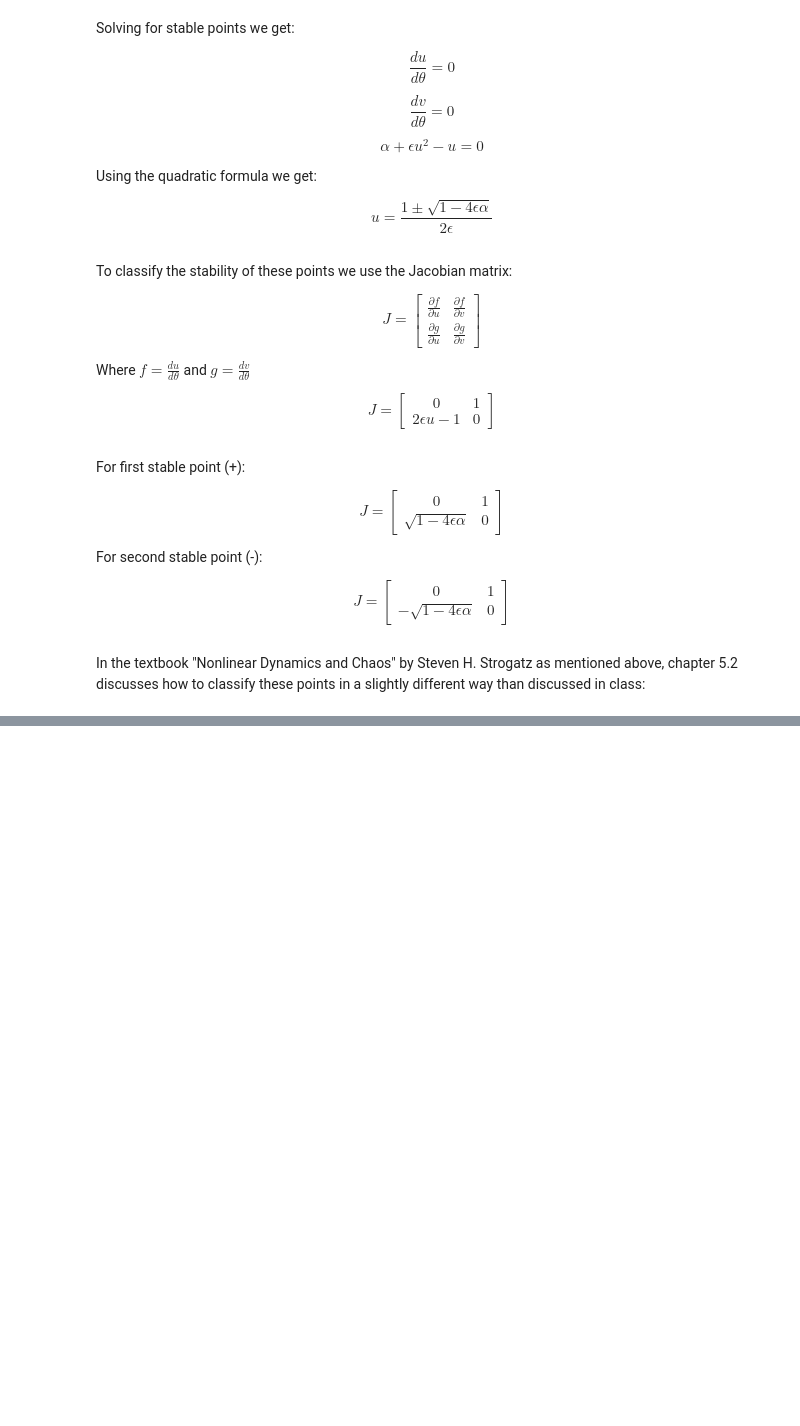
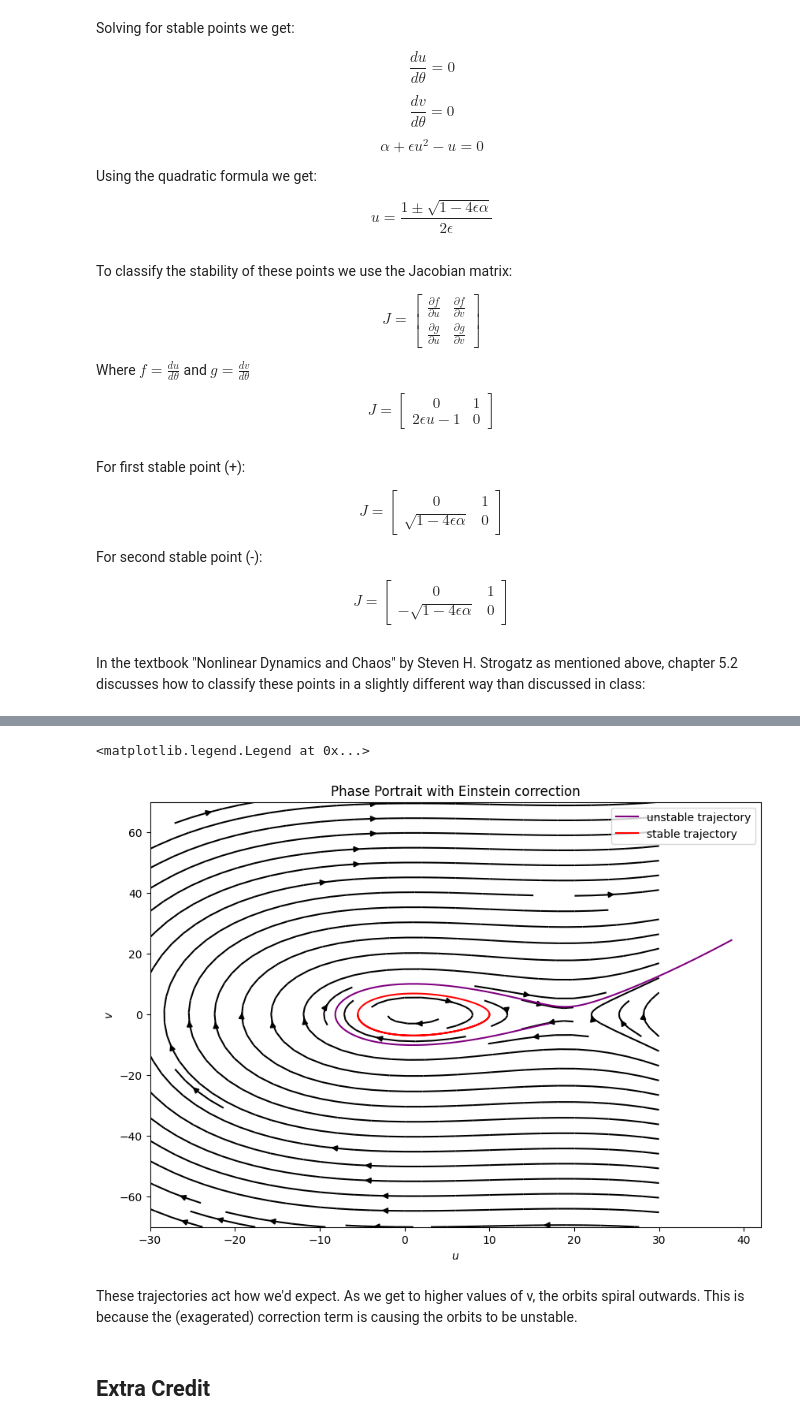
Before and after one commit to KyleTaft/Fall23, a Jupyter notebook: PHY415/HW/workedProblem2 - KyleTaft.ipynb, the cells around one changed output, grey strips where cells are left out. Cells and saved outputs as stored; diff of their text form; code cells hidden in the pictures; blank space fills up the shorter version.

```diff
--- a/PHY415/HW/workedProblem2 - KyleTaft.ipynb
+++ b/PHY415/HW/workedProblem2 - KyleTaft.ipynb
@@ -32,7 +32,7 @@ $$\frac{dv}{d\theta} = \alpha + \epsilon u^2 - u$$
 # We can then plot the phase space diagram for the linearized equation
 
 # Define the functions above
-def PhasePortrait(u, v, alpha, epp):
+def diff_eq(u, v, alpha, epp):
     udot, vdot = [v, alpha + epp*u**2 - u]
     return udot, vdot
 
@@ -49,7 +49,7 @@ def ComputePhase(U, V, alpha, epp):
         for j in range(Vlim):
             xloc = U[i, j]
             yloc = V[i, j]
-            udot[i,j], vdot[i,j] = PhasePortrait(xloc, yloc, alpha, epp)
+            udot[i,j], vdot[i,j] = diff_eq(xloc, yloc, alpha, epp)
     return udot, vdot
 
 # Plot
@@ -135,0 +163,33 @@ In the textbook "Nonlinear Dynamics and Chaos" by Steven H. Strogatz as mentione
+# %%
+# Find trajectory
+
+def for_solve_ivp(t,curr_vals, alpha, epp): # need to rephrase this to work with what solve_ivp expects
+    u, v = curr_vals
+    udot, vdot = diff_eq(u,v,alpha,epp)
+    return udot,vdot
+
+tmax = 11
+dt = 0.05
+tspan = (0,tmax)
+t = np.arange(0,tmax,dt)
+initial_condition = [17, -3]
+solved = solve_ivp(for_solve_ivp,tspan,initial_condition,t_eval = t, args = (alpha,epp),method="RK45")
+initial_condition = [10, 0]
+solved2 = solve_ivp(for_solve_ivp,tspan,initial_condition,t_eval = t, args = (alpha,epp),method="RK45")
+
+
+plt.figure(figsize=(10,7))
+plt.streamplot(U, V, udot, vdot, color='k',broken_streamlines = True)
+plt.plot(solved.y[0],solved.y[1],label="unstable trajectory", color="purple")
+plt.plot(solved2.y[0],solved2.y[1],label="stable trajectory", color="red")
+plt.xlabel('$u$')
+plt.ylabel('$v$')
+plt.title('Phase Portrait with Einstein correction')
+plt.legend()
+# %% [output]
+<matplotlib.legend.Legend at 0x...>
+[figure, added]
+# %% [markdown]
+These trajectories act how we'd expect. As we get to higher values of v, the orbits spiral outwards. This is because the (exagerated) correction term is causing the orbits to be unstable.
+# %% [markdown]
+## Extra Credit
```
Also changed, not shown: parts of 6 cells of this notebook, 20 other files.
